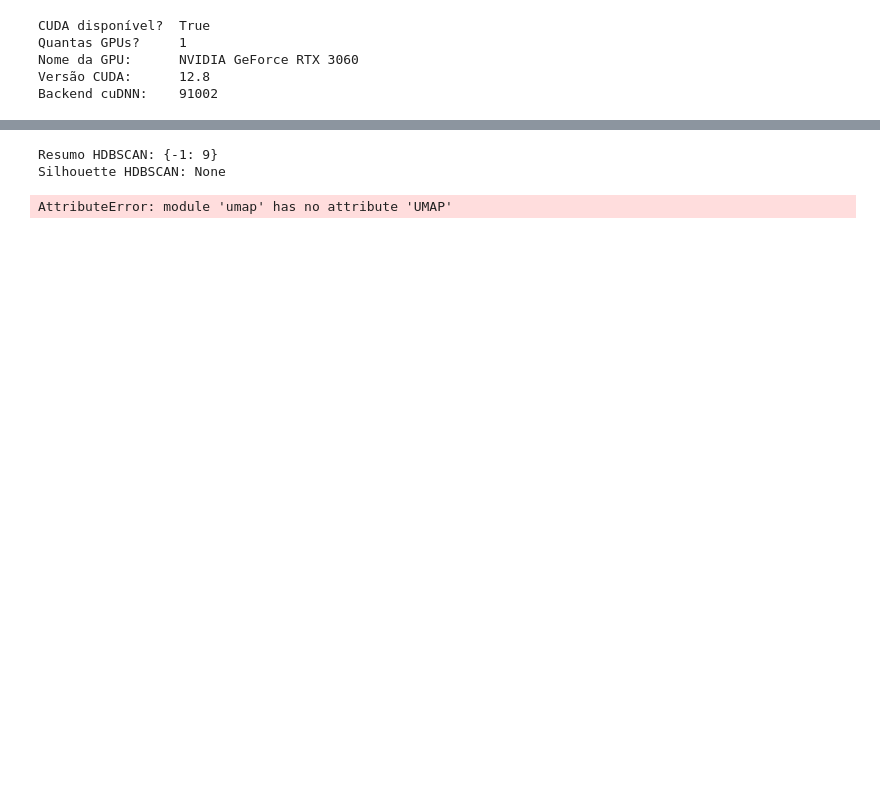
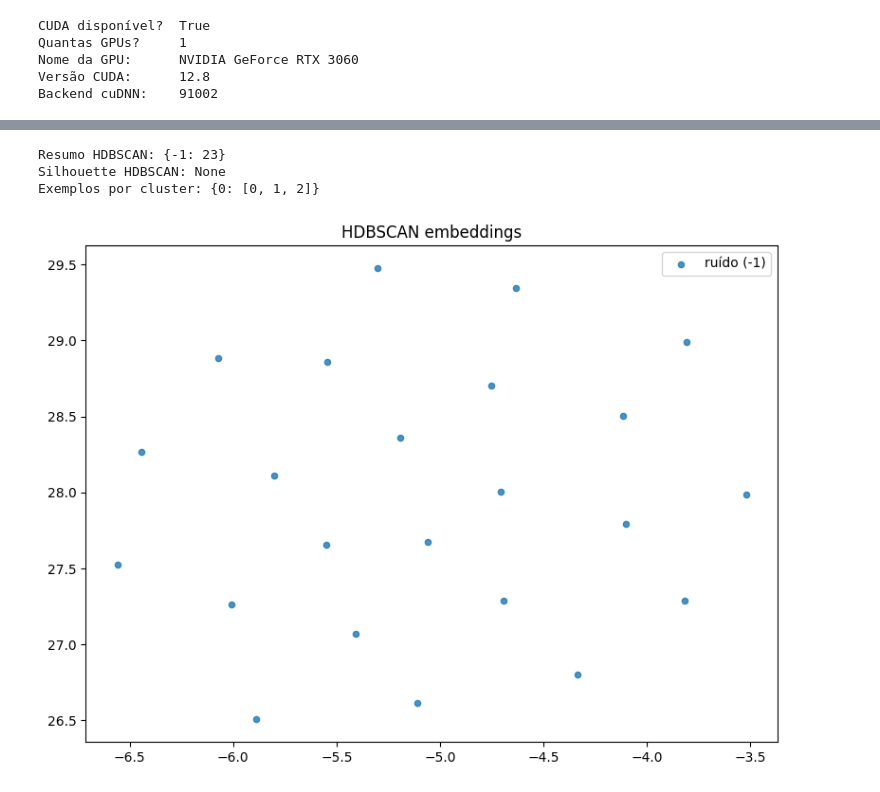
Before and after one commit to IsabelaYabe/lisa-llm-reqs, a Jupyter notebook: teste.ipynb, the cells around one changed output, grey strips where cells are left out. Cells and saved outputs as stored; diff of their text form; code cells hidden in the pictures; blank space fills up the shorter version.

```diff
--- a/teste.ipynb
+++ b/teste.ipynb
@@ -41,0 +105,9 @@ df = tx.transform(researches, normalize_keywords=True)
+# %%
+root = Path("papers")
+store = Storage()
+
+researches = store.load_dir(root, pattern="*.pkl", recursive=True)
+
+len(researches)
+tx = PaperTransform()
+df = tx.transform(researches, normalize_keywords=True)
@@ -42,7 +140,7 @@ df = tx.transform(researches, normalize_keywords=True)
 # %%
-abstracts = df["abstract"].dropna()
+keywords = df["keywords"].dropna()
 
 emb = Embedder(model_name="sentence-transformers/all-MiniLM-L6-v2")
-X = emb.encode(abstracts)
+X = emb.encode(keywords)
 X.shape
 # %% [output]
@@ -67,6 +165,7 @@ Exemplos por cluster: {0: [3], 1: [5, 8, 7], 2: [1, 2, 4]}
 clu_h = Clusterer(method="hdbscan", min_cluster_size=2, reducer="umap")
 labels_h = clu_h.fit_predict(X)
 print("Resumo HDBSCAN:", clu_h.summary(labels_h))
-print("Silhouette HDBSCAN:", clu_h.silhouette(X, labels_h))  # pode retornar None se 1 cluster
-clu_h.plot_2d(X, labels_h, title="HDBSCAN nos embeddings")
+print("Silhouette HDBSCAN:", clu_h.silhouette(X, labels_h))
+print("Exemplos por cluster:", clu_h.exemplars(X, labels, k=3))
+clu_h.plot_2d(X, labels_h, title="HDBSCAN embeddings")
 # %% [output]
@@ -76,3 +175,4 @@ clu_h.plot_2d(X, labels_h, title="HDBSCAN nos embeddings")
-Resumo HDBSCAN: {-1: 9}
+Resumo HDBSCAN: {-1: 23}
 Silhouette HDBSCAN: None
+Exemplos por cluster: {0: [0, 1, 2]}
-AttributeError: module 'umap' has no attribute 'UMAP'
+[figure, added]
```
Also changed, not shown: parts of 8 cells of this notebook, 30 other files.
